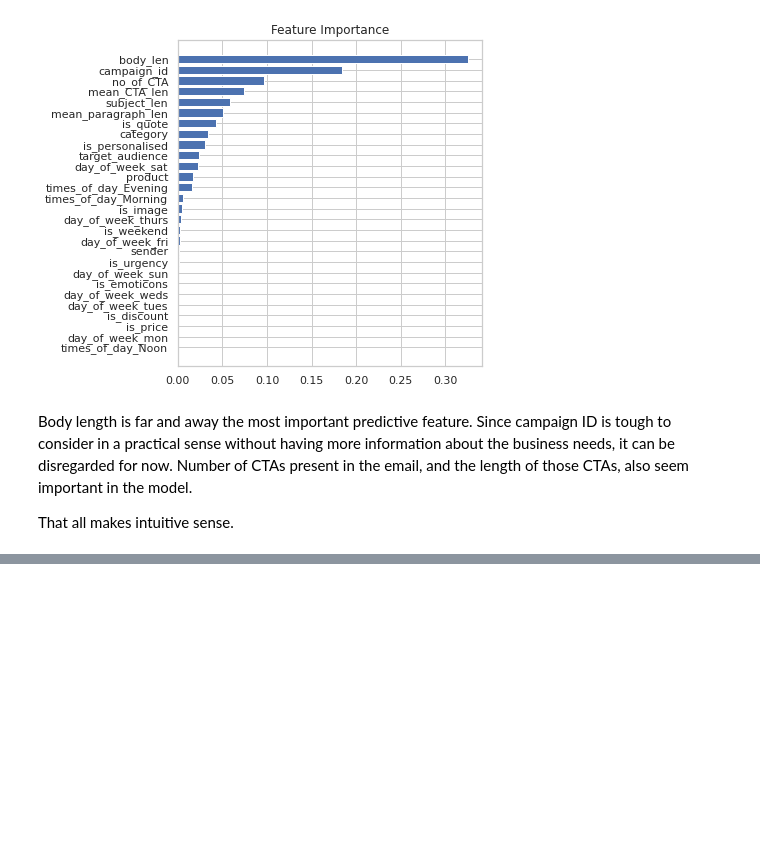
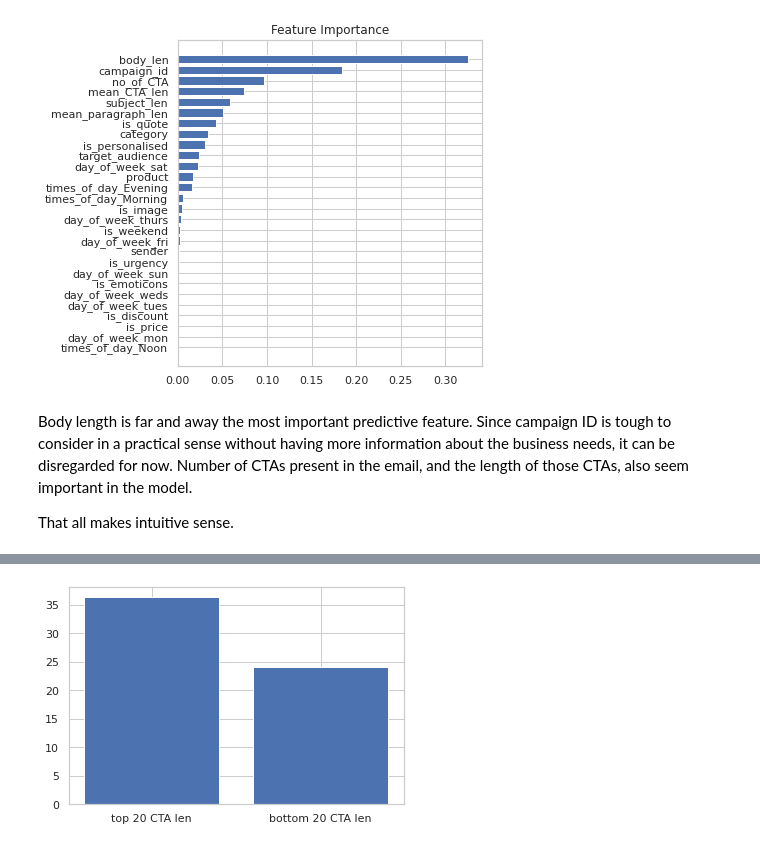
Before and after one commit to alew46/Capstone3CTR, a Jupyter notebook: Predicting CTRs in Email Marketing.ipynb, the cells around one changed output, grey strips where cells are left out. Saved outputs shown, nothing was run; the diff lists cells and outputs as text; code cells hidden in the pictures; blank space fills up the shorter version.

```diff
--- a/Predicting CTRs in Email Marketing.ipynb
+++ b/Predicting CTRs in Email Marketing.ipynb
@@ -392,0 +439,8 @@ That all makes intuitive sense.
+# %%
+data = {'top 20 CTA len': top_20['mean_CTA_len'].mean(), 'bottom 20 CTA len': bottom_20['mean_CTA_len'].mean()}
+dimensions = list(data.keys())
+values = list(data.values())
+
+_ = plt.bar(dimensions, values)
+# %% [output]
+[figure, added]
```
Also changed, not shown: parts of 19 cells of this notebook.
